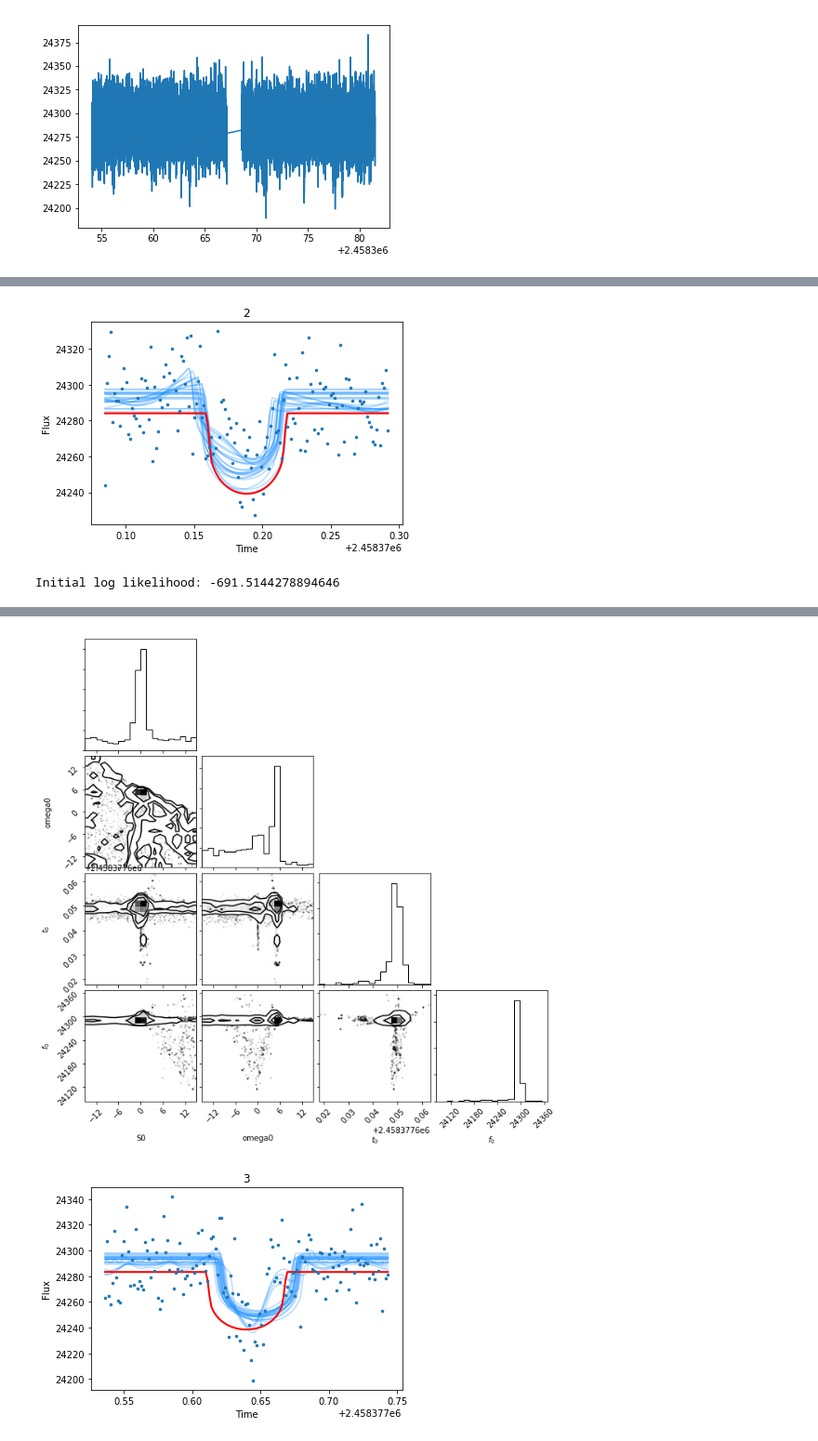
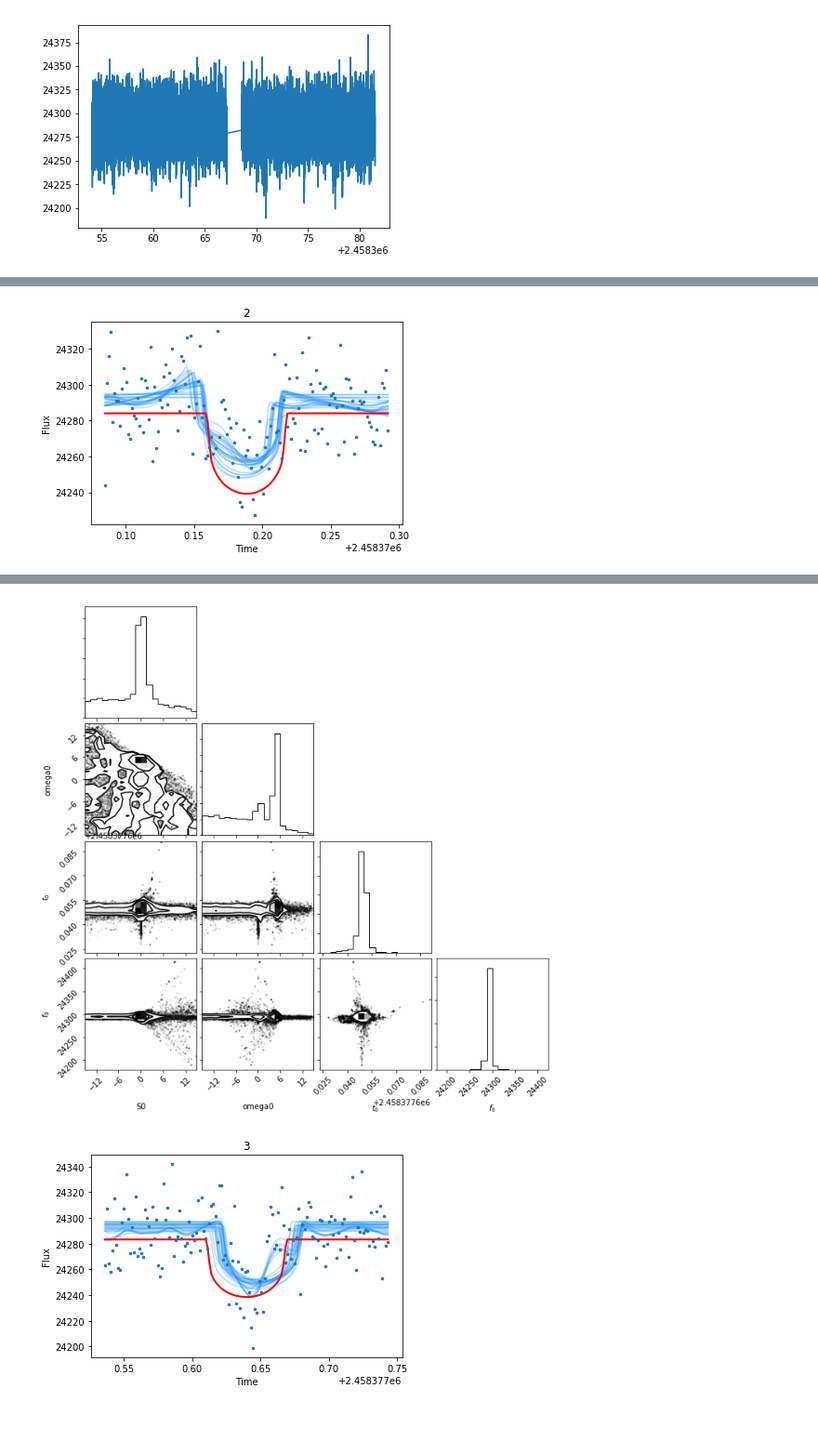
Before and after one commit to bmorris3/tessperiment, a Jupyter notebook: toi175.ipynb, the cells around one changed output, grey strips where cells are left out. Shown at 93% size. Cells and saved outputs as stored; diff of their text form; code cells hidden in the pictures.

```diff
--- a/toi175.ipynb
+++ b/toi175.ipynb
@@ -120,13 +120,13 @@ for transit in transitsb:
             return -np.inf
         return gp.log_likelihood(y) + lp
 
-    ndim, nwalkers = 4, 10
+    ndim, nwalkers = 4, 50
 
     initp = [np.array([0, 0, transit.times.jd.mean(), np.median(transit.fluxes)]) +
              np.concatenate([1e-3 * np.random.randn(3), [1*np.random.randn()]]) for i in range(nwalkers)]
 
     sampler = emcee.EnsembleSampler(nwalkers, ndim, log_probability, threads=8)
-    sampler.run_mcmc(initp, 5000)
+    sampler.run_mcmc(initp, 10000)
     sampler.reset()
     sampler.run_mcmc(initp, 1000)
 
@@ -201,13 +201,13 @@ for transit in transitsc:
             return -np.inf
         return gp.log_likelihood(y) + lp
 
-    ndim, nwalkers = 4, 10
+    ndim, nwalkers = 4, 50
 
     initp = [np.array([0, 0, transit.times.jd.mean(), np.median(transit.fluxes)]) +
              np.concatenate([1e-3 * np.random.randn(3), [1*np.random.randn()]]) for i in range(nwalkers)]
 
     sampler = emcee.EnsembleSampler(nwalkers, ndim, log_probability, threads=8)
-    sampler.run_mcmc(initp, 5000)
+    sampler.run_mcmc(initp, 10000)
     sampler.reset()
     sampler.run_mcmc(initp, 1000)
 
@@ -282,13 +282,13 @@ for transit in transitsd:
             return -np.inf
         return gp.log_likelihood(y) + lp
 
-    ndim, nwalkers = 4, 10
+    ndim, nwalkers = 4, 50
 
     initp = [np.array([0, 0, transit.times.jd.mean(), np.median(transit.fluxes)]) +
              np.concatenate([1e-3 * np.random.randn(3), [1*np.random.randn()]]) for i in range(nwalkers)]
 
     sampler = emcee.EnsembleSampler(nwalkers, ndim, log_probability, threads=8)
-    sampler.run_mcmc(initp, 5000)
+    sampler.run_mcmc(initp, 10000)
     sampler.reset()
     sampler.run_mcmc(initp, 1000)
 
@@ -321,2 +325 @@ Initial log likelihood: -662.4136897538036
-[figure, old version]
+[figure, new version]
-Initial log likelihood: -691.5144278894646
@@ -324,5 +328,5 @@ WARNING:root:Too few points to create valid contours
-[figure, old version]
+[figure, new version]
-[figure, old version]
+[figure, new version]
 # %%
 btimes = np.array(transit_times_b)[:, 0]
 berrs = np.array(transit_times_b)[:, 1]
```
Also changed, not shown: parts of 6 cells of this notebook, 2 other files.
